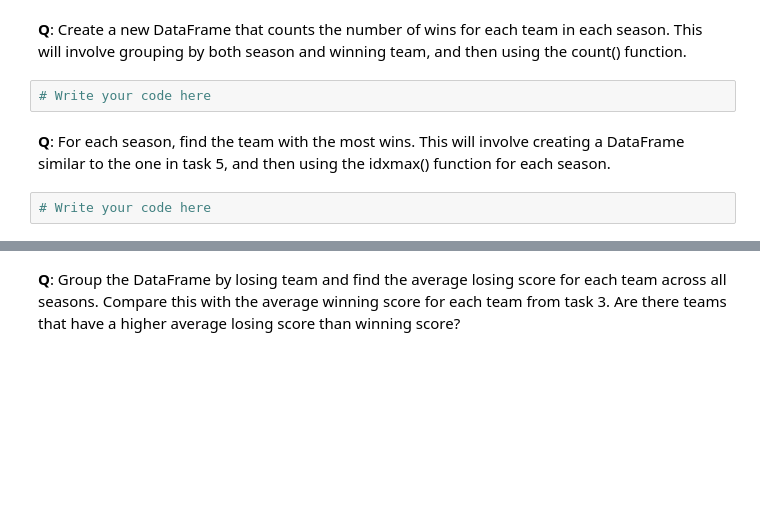
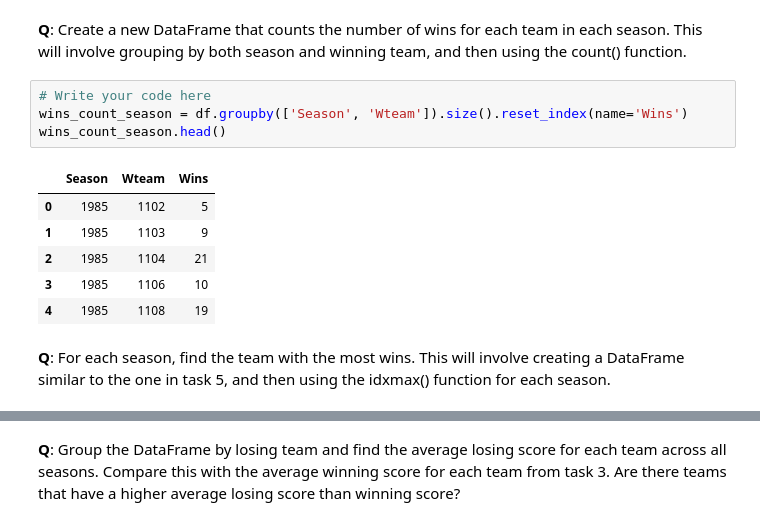
Before and after one commit to MushOP/Datavisualization, a Jupyter notebook: individual_works/pd_s205430.ipynb, the cells around one changed output, grey strips where cells are left out. Saved outputs shown, nothing was run; the diff lists cells and outputs as text; blank space fills up the shorter version.

```diff
--- a/individual_works/pd_s205430.ipynb
+++ b/individual_works/pd_s205430.ipynb
@@ -361,7 +450,14 @@ df.values[0][0]
 **Q**: Create a new DataFrame that counts the number of wins for each team in each season. This will involve grouping by both season and winning team, and then using the count() function.
 # %%
 # Write your code here
+wins_count_season = df.groupby(['Season', 'Wteam']).size().reset_index(name='Wins')
+wins_count_season.head()
+# %% [output]
+|  | Season | Wteam | Wins |
+| 0 | 1985 | 1102 | 5 |
+| 1 | 1985 | 1103 | 9 |
+| 2 | 1985 | 1104 | 21 |
+| 3 | 1985 | 1106 | 10 |
+| 4 | 1985 | 1108 | 19 |
 # %% [markdown]
 **Q**: For each season, find the team with the most wins. This will involve creating a DataFrame similar to the one in task 5, and then using the idxmax() function for each season.
-# %%
-# Write your code here
```
Also changed, not shown: parts of 31 cells of this notebook, 1 other file.
